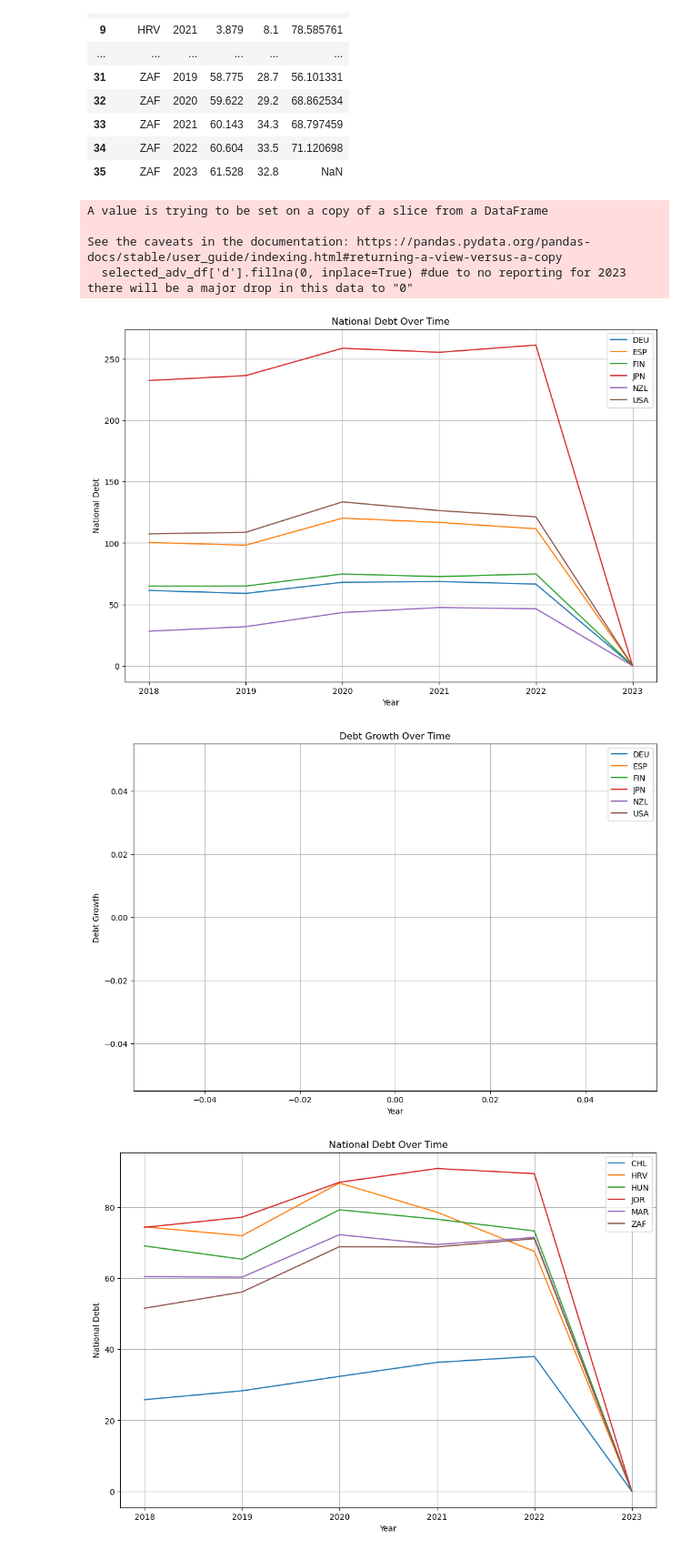
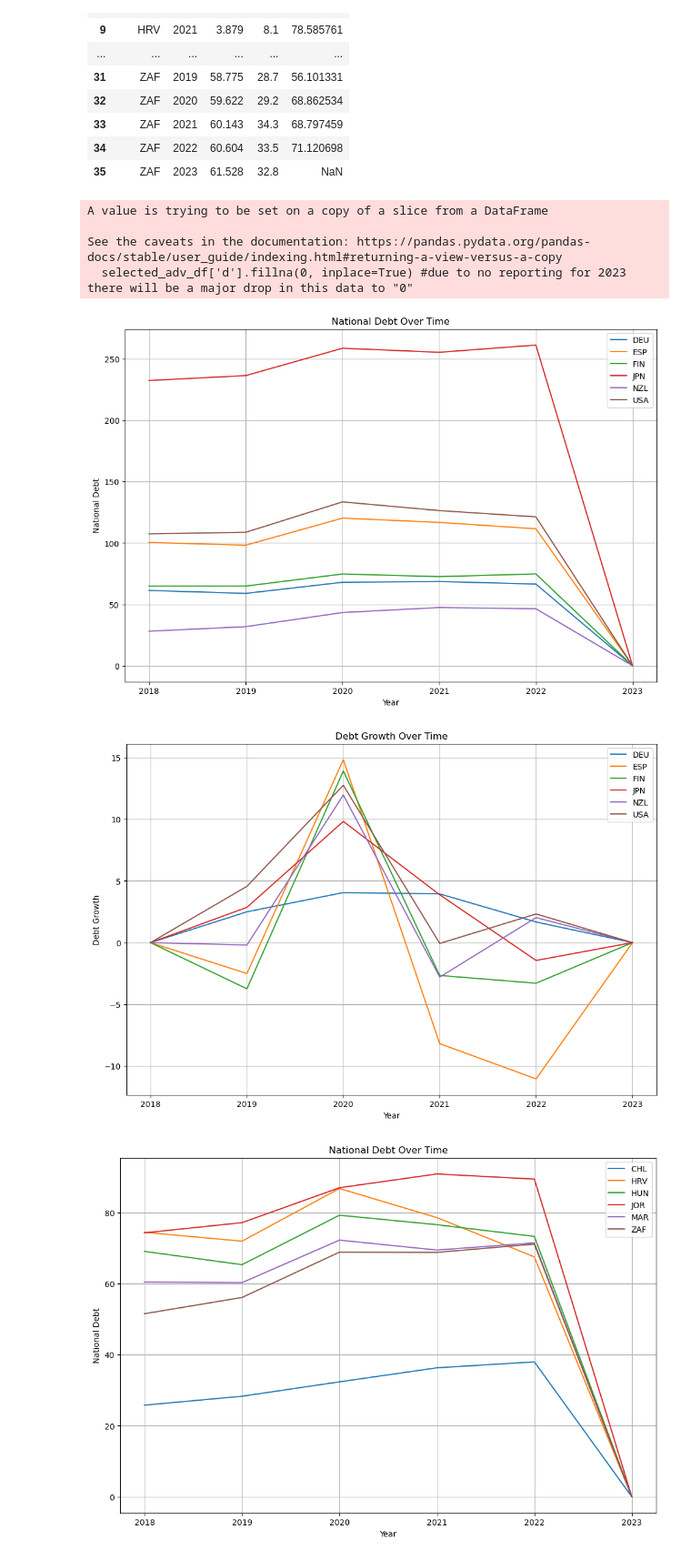
Before and after one commit to eaccooper5/project_1, a Jupyter notebook: TEST1erin.ipynb, the cells around one changed output. Shown at 91% size. Saved outputs shown, nothing was run; the diff lists cells and outputs as text; code cells hidden in the pictures.

```diff
--- a/TEST1erin.ipynb
+++ b/TEST1erin.ipynb
@@ -185,35 +185,35 @@ plt.figure(figsize=(12, 8))
 for country in selected_adv_df['Country'].unique():
     country_data = selected_adv_df[selected_adv_df['Country'] == country]
     plt.plot(country_data['Year'], country_data['d'], label=country)
 
 plt.title('National Debt Over Time')
 plt.xlabel('Year')
 plt.ylabel('National Debt')
 plt.legend()
 plt.grid(True)
 plt.show()
 
 # Analyzing trends of debt growth
 debt_growth = selected_emer_df.groupby('Country')['d'].diff().fillna(0)
 
 plt.figure(figsize=(12, 8))
 for country in selected_adv_df['Country'].unique():
-    country_data = selected_adv_df[selected_emer_df['Country'] == country]
+    country_data = selected_adv_df[selected_adv_df['Country'] == country]
     plt.plot(country_data['Year'], debt_growth[country_data.index], label=country)
 
 plt.title('Debt Growth Over Time')
 plt.xlabel('Year')
 plt.ylabel('Debt Growth')
 plt.legend()
 plt.grid(True)
 plt.show()
 # %% [output]
 A value is trying to be set on a copy of a slice from a DataFrame
 
 See the caveats in the documentation: https://pandas.pydata.org/pandas-docs/stable/user_guide/indexing.html#returning-a-view-versus-a-copy
   selected_adv_df['d'].fillna(0, inplace=True) #due to no reporting for 2023 there will be a major drop in this data to "0"
 [figure]
-[figure, old version]
+[figure, new version]
 # %%
 # Assuming 'selected_emer_df' is your DataFrame with the provided data
 # Create a copy to avoid SettingWithCopyWarning
```
Also changed, not shown: parts of 1 cell of this notebook.
